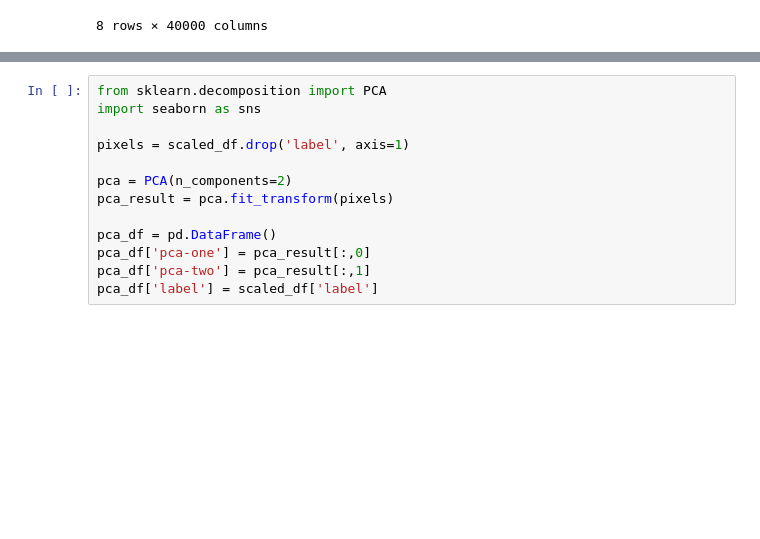
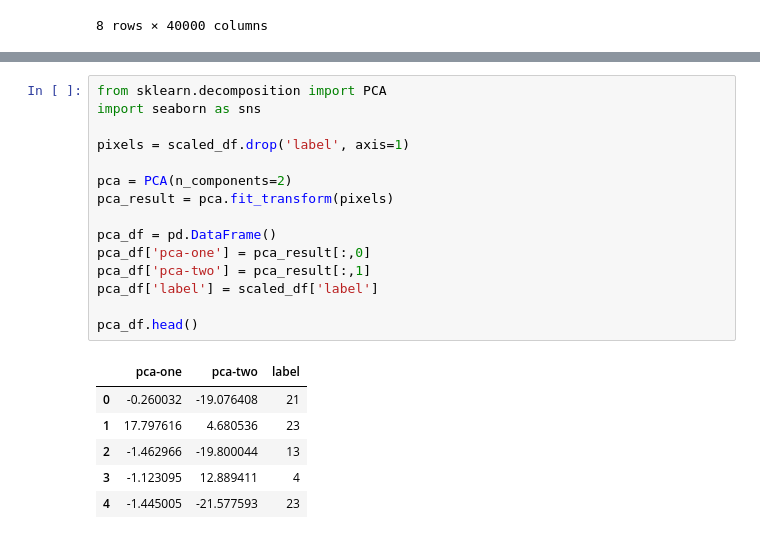
Before and after one commit to teostereciu/mlp, a Jupyter notebook: notebooks/explore.ipynb, the cells around one changed output, grey strips where cells are left out. Drawn from its saved outputs; the diff is of its cells as text; blank space fills up the shorter version.

```diff
--- a/notebooks/explore.ipynb
+++ b/notebooks/explore.ipynb
@@ -240,16 +240,25 @@ scaled_df.describe()
 # %%
 from sklearn.decomposition import PCA
 import seaborn as sns
 
 pixels = scaled_df.drop('label', axis=1)
 
 pca = PCA(n_components=2)
 pca_result = pca.fit_transform(pixels)
 
 pca_df = pd.DataFrame()
 pca_df['pca-one'] = pca_result[:,0]
 pca_df['pca-two'] = pca_result[:,1]
 pca_df['label'] = scaled_df['label']
+
+pca_df.head()
+# %% [output]
+|  | pca-one | pca-two | label |
+| 0 | -0.260032 | -19.076408 | 21 |
+| 1 | 17.797616 | 4.680536 | 23 |
+| 2 | -1.462966 | -19.800044 | 13 |
+| 3 | -1.123095 | 12.889411 | 4 |
+| 4 | -1.445005 | -21.577593 | 23 |
 # %%
 plt.figure(figsize=(16,10))
 sns.scatterplot(
```
Also changed, not shown: parts of 8 cells of this notebook.
